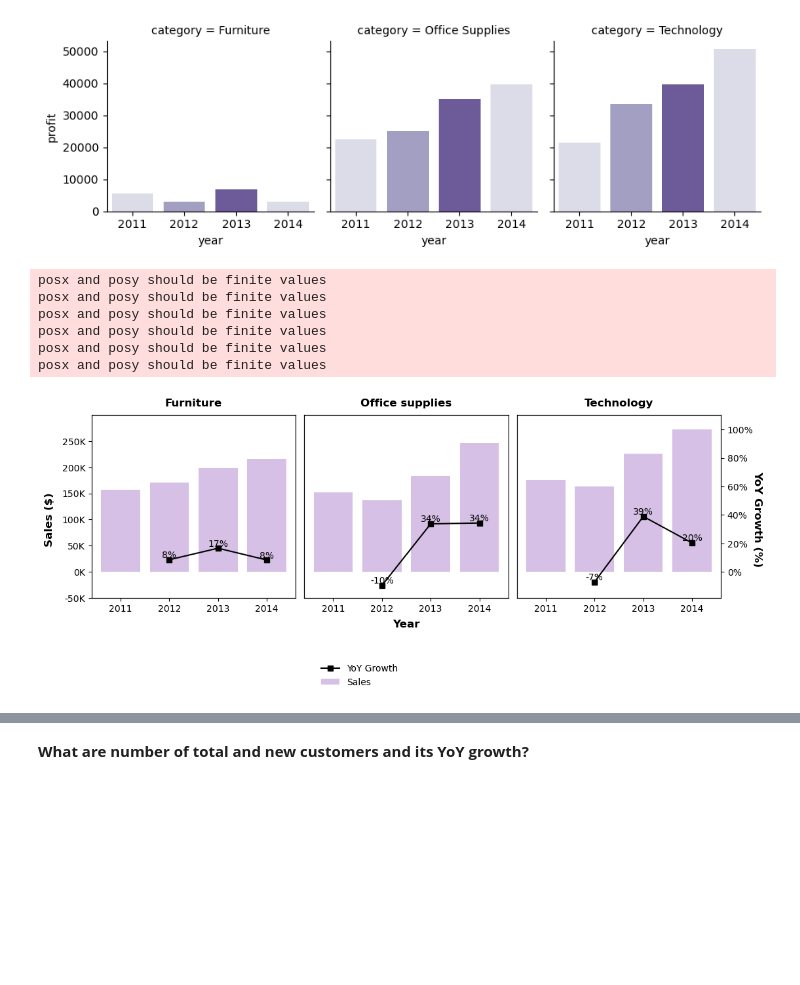
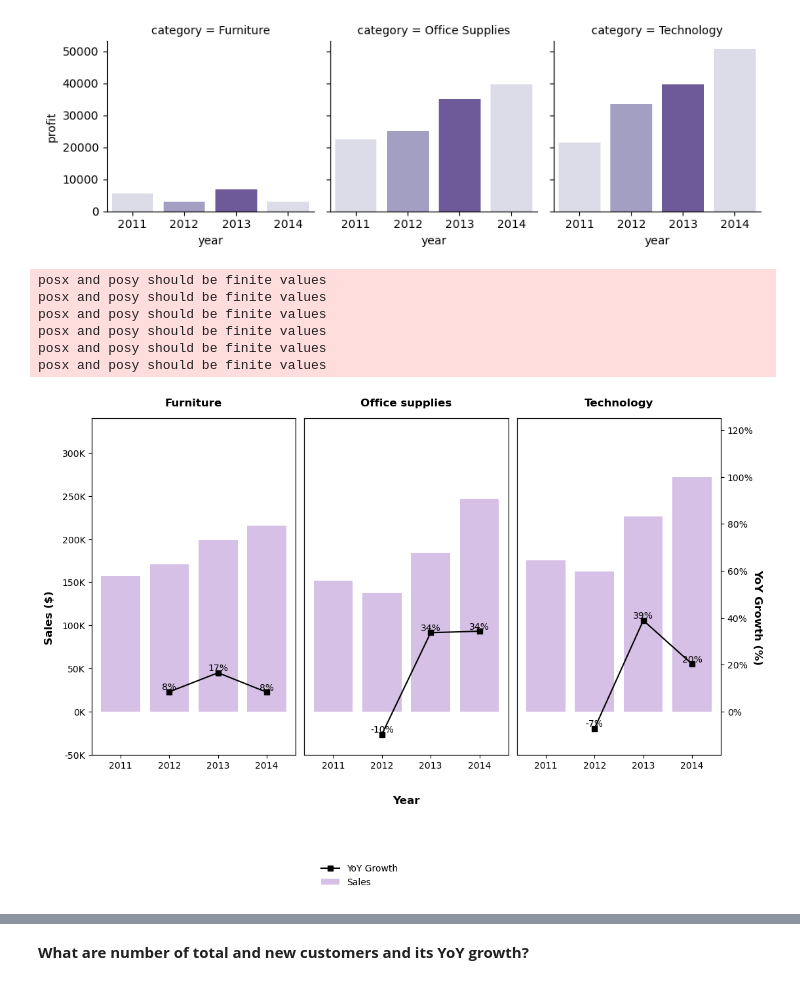
Before and after one commit to annugit1655/Global-Superstore-Project, a Jupyter notebook: notebooks/order-return-US-sales-analysis.ipynb, the cells around one changed output, grey strips where cells are left out. Cells and saved outputs as stored; diff of their text form; code cells hidden in the pictures; blank space fills up the shorter version.

Commit message:
updated_plot

```diff
--- a/notebooks/order-return-US-sales-analysis.ipynb
+++ b/notebooks/order-return-US-sales-analysis.ipynb
@@ -1908,7 +1908,7 @@ fig.show()
 # -----------------------------
 categories = sp_df['category'].unique()
 scale = sp_df['sales'].max()
-fig, axes = plt.subplots(1, len(categories), figsize=(12,4), sharey=True)
+fig, axes = plt.subplots(1, len(categories), figsize=(12,7), sharey=True)
 
 for i, cat in enumerate(categories):
     ax = axes[i]
@@ -1927,7 +1927,7 @@ for i, cat in enumerate(categories):
         ax2.text(x, y, f"{y:.0%}", color="k", ha="center", va="bottom", fontsize=10)
 
     # Format y-axis and secondary axis
-    ax.set_ylim(-50000, scale * 1.1)
+    ax.set_ylim(-50000, scale * 1.25)
     ax.set_yticklabels([f"{val/1000:.0f}K" for val in ax.get_yticks()])
     ax2.set_ylim(ax.get_ylim()[0]/scale, ax.get_ylim()[1]/scale)
     ax2.set_yticklabels([f"{v:.0%}" for v in ax2.get_yticks()])
@@ -1944,34 +1944,34 @@ for i, cat in enumerate(categories):
 
     # title
     ax.set_title(f"{cat.capitalize()}", fontsize=12, fontweight='bold', y=1.02)
 # Add dummy line for legend
 dummy_line = axes[0].plot([], [], marker='s', color='k', label="YoY Growth")
 
 # Shared y-axis labels for both side
 fig.text(0.04, 0.5, "Sales ($)", va='center', rotation=90, fontsize=12, fontweight='bold')
 fig.text(0.94, 0.5, "YoY Growth (%)", va="center", rotation=270, fontsize=12, fontweight='bold')
 
 # Shared x-axis labels
 fig.text(0.5, 0.10, "Year", ha='center', va='center', fontsize=12, fontweight='bold')
 
 # Legend
 handles, legends = axes[0].get_legend_handles_labels()
 fig.legend(handles, legends, loc = 'upper right', bbox_to_anchor=(0.5, -0.02), ncols=1, frameon=False)
 # Legend only for dummy line
 fig.legend([dummy_line], ["YoY Growth"], loc="lower center", bbox_to_anchor=(0.7, -0.02), frameon=False)
 
 # Add layout adjustment
 plt.tight_layout()
 plt.subplots_adjust(bottom=0.2, left=0.1, right=0.9)
 plt.show()
 # %% [output]
 posx and posy should be finite values
 posx and posy should be finite values
 posx and posy should be finite values
 posx and posy should be finite values
 posx and posy should be finite values
 posx and posy should be finite values
-[figure, old version]
+[figure, new version]
 # %%
 
 # -----------------------------
```
Also changed, not shown: parts of 1 cell of this notebook.
